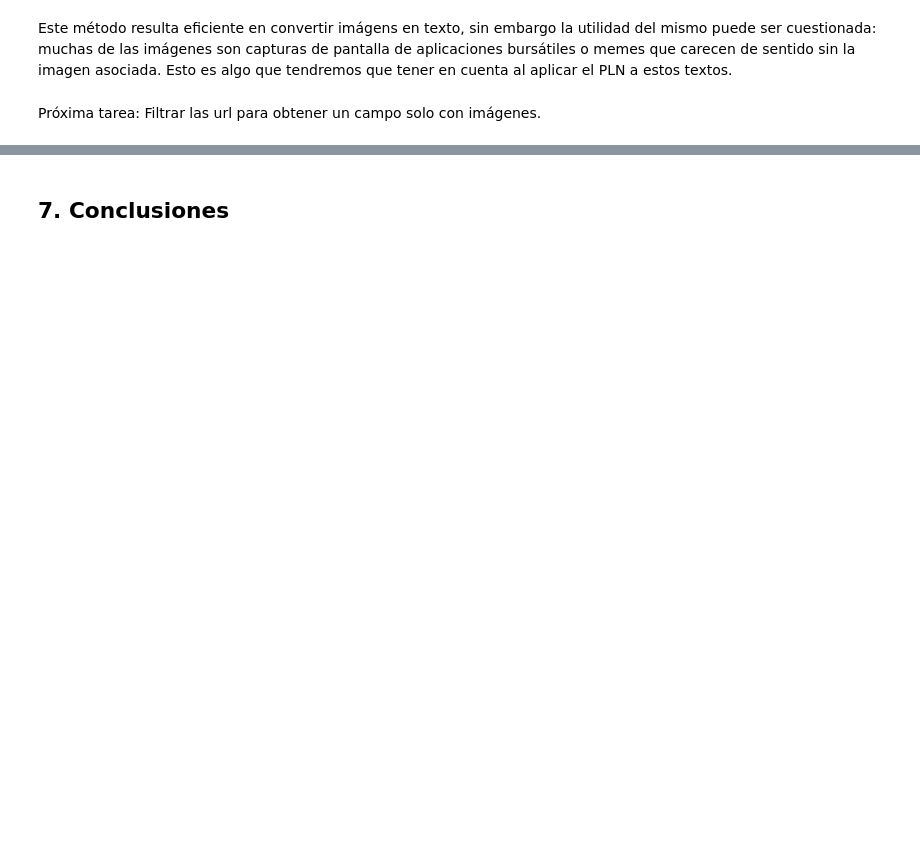
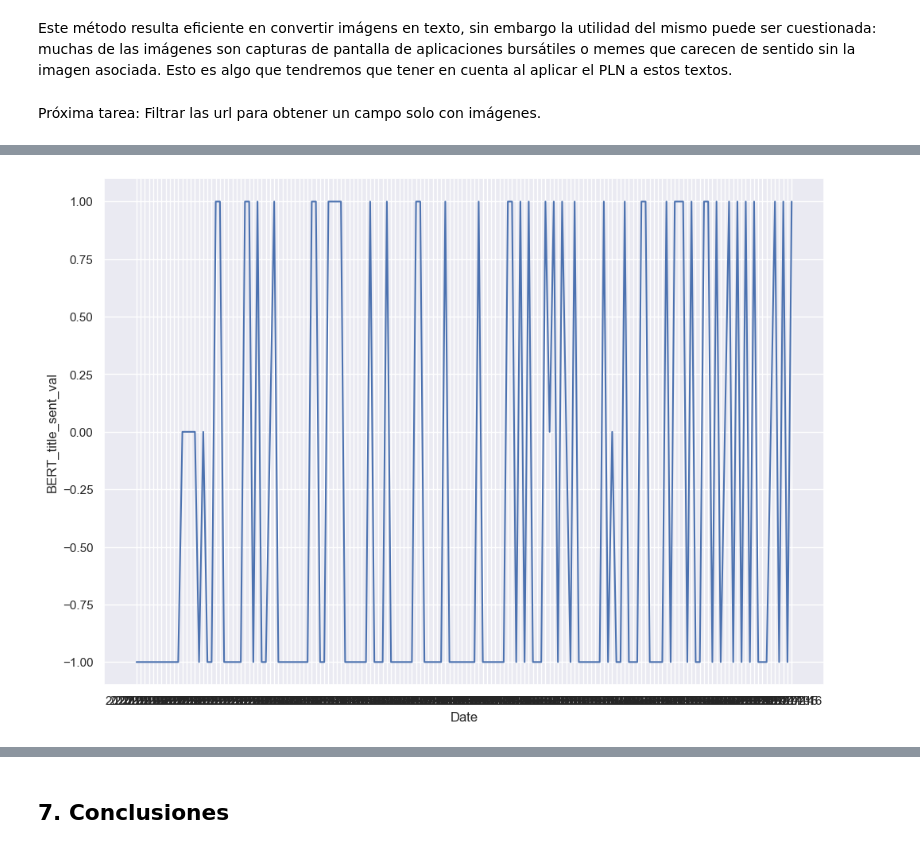
Before and after one commit to david-dlta/recursosTFM, a Jupyter notebook: TFM.ipynb, the cells around one changed output, grey strips where cells are left out. Saved outputs shown, nothing was run; the diff lists cells and outputs as text; code cells hidden in the pictures; blank space fills up the shorter version.

```diff
--- a/TFM.ipynb
+++ b/TFM.ipynb
@@ -908,0 +1402,5 @@ Próxima tarea: Filtrar las url para obtener un campo solo con imágenes.
+# %%
+reddit_dataset2_agg['BERT_title_sent'] = reddit_dataset2_agg[['BERT_title_Positivo', 'BERT_title_Neutral', 'BERT_title_Negativo']].max(axis=1)
+reddit_dataset2_agg['BERT_body_sent'] = reddit_dataset2_agg[['BERT_body_Positivo', 'BERT_body_Neutral', 'BERT_body_Negativo']].max(axis=1)
+
+reddit_dataset2_agg
@@ -908,0 +1422,21 @@ Próxima tarea: Filtrar las url para obtener un campo solo con imágenes.
+# %%
+def BERT_sent_predominante(x):
+    if x[0] > x[1] and x[1] > x[2]:
+        return 1 # Codificación de sentimiento predominante Positivo
+    elif x[2] > x[0] and x[2] > x[1]:
+        return -1 # Codificación de sentimiento predominante Negativo
+    else:
+        return 0 # Codificación de sentimiento predominante Neutro
+
+reddit_dataset2_agg['BERT_title_sent_val'] = reddit_dataset2_agg[['BERT_title_Positivo','BERT_title_Neutral', 'BERT_title_Negativo']].apply(BERT_sent_predominante, axis=1)
+reddit_dataset2_agg['BERT_title_sent_val0,2'] = reddit_dataset2_agg[['BERT_title_Positivo_likes0,2','BERT_title_Neutral_likes0,2', 'BERT_title_Negativo_likes0,2']].apply(BERT_sent_predominante, axis=1)
+reddit_dataset2_agg['BERT_title_sent_val0,3'] = reddit_dataset2_agg[['BERT_title_Positivo_likes0,3','BERT_title_Neutral_likes0,3', 'BERT_title_Negativo_likes0,3']].apply(BERT_sent_predominante, axis=1)
+reddit_dataset2_agg['BERT_title_sent_val0,4'] = reddit_dataset2_agg[['BERT_title_Positivo_likes0,4','BERT_title_Neutral_likes0,4', 'BERT_title_Negativo_likes0,4']].apply(BERT_sent_predominante, axis=1)
+# %%
+reddit_dataset2_agg = reddit_dataset2_agg.reset_index()
+# %%
+sns.lineplot(data=reddit_dataset2_agg, x='Date', y='BERT_title_sent_val')
+
+plt.show()
+# %% [output]
+[figure, added]
```
Also changed, not shown: parts of 58 cells of this notebook, 3 other files.
